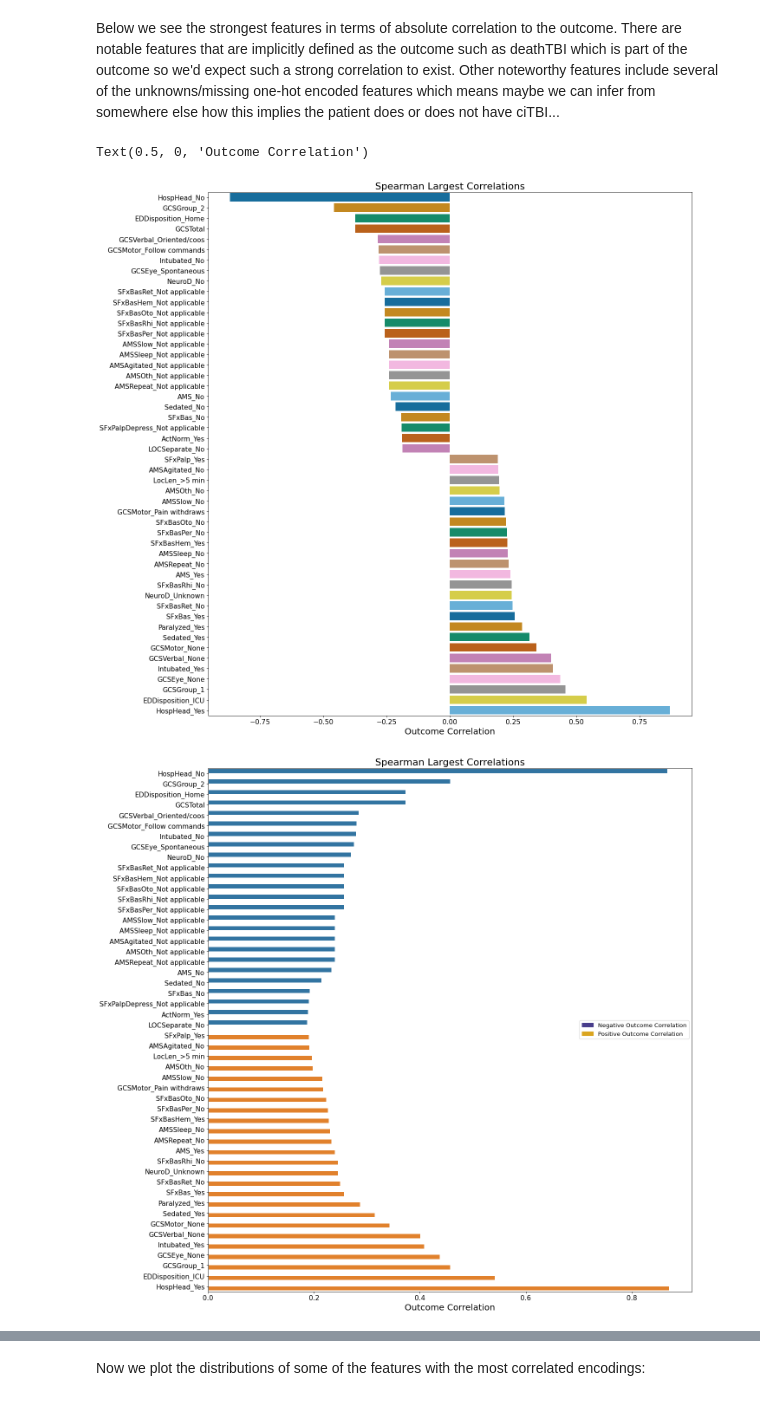
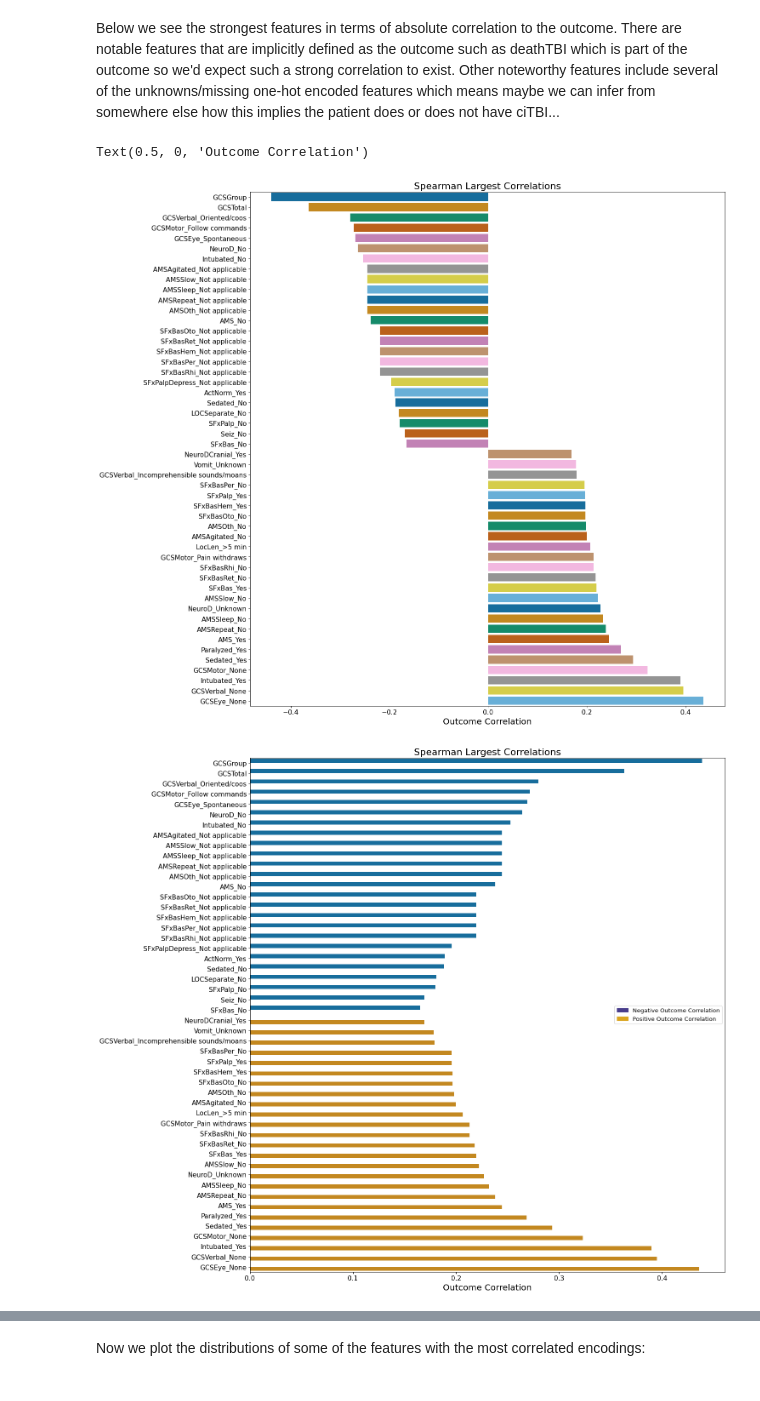
Before and after one commit to Yu-Group/clinical-rule-vetting, a Jupyter notebook: rulevetting/projects/tbi_pecarn/notebooks/00_eda.ipynb, the cells around one changed output, grey strips where cells are left out. Drawn from its saved outputs; the diff is of its cells as text; code cells hidden in the pictures.

```diff
--- a/rulevetting/projects/tbi_pecarn/notebooks/00_eda.ipynb
+++ b/rulevetting/projects/tbi_pecarn/notebooks/00_eda.ipynb
@@ -112,7 +111,2 @@ if boxplot_plot:
 # %% [markdown]
 Now is a good time before continuing EDA to partition the data into train, validation, and a test set to not bias our model selection a priori observing the distributions and correlations.
-# %%
-cleaned_df = Dataset().clean_data(data_path = data_path)
-preprocessed_df = Dataset().preprocess_data(cleaned_df)
-df_train, df_tune, _ = Dataset().split_data(preprocessed_df)
-df = df_train
@@ -121,24 +113,33 @@ Reading the raw CSVs... ['TBI PUD 10-08-2013.csv', 'TBI PUD Imaging.csv', 'TBI P
+# %%
+# remove post-ct vars and examin relationships with outcome variable
+df.rename(columns = {'PosIntFinal':'outcome'}, inplace=True)
+df = df.drop(columns=Dataset().get_post_ct_names())
 # %% [markdown]
 Below we see the strongest features in terms of absolute correlation to the outcome. There are notable features that are implicitly defined as the outcome such as deathTBI which is part of the outcome so we'd expect such a strong correlation to exist. Other noteworthy features include several of the unknowns/missing one-hot encoded features which means maybe we can infer from somewhere else how this implies the patient does or does not have ciTBI...
 # %%
+# remapping binary variables
+bool_cols = [col for col in df if np.isin(df[col].unique(), ['No', 'Yes']).all()]
+for bool_col in bool_cols:
+    df[bool_col] = df[bool_col].map({'No': 0, 'Yes': 1})
+
 # one hot encoding the df
 one_hot_df = helper.one_hot_encode_df(df)
-corr = one_hot_df.drop(['outcome_No', 'outcome_Yes'], axis=1).apply(lambda x: x.corr(one_hot_df['outcome_Yes'], method='spearman'))
+corr = one_hot_df.drop(['outcome'], axis=1).apply(lambda x: x.corr(one_hot_df['outcome'], method='spearman'))
 
 # sortest by largest value
 largest_corr = corr.iloc[corr.abs().argsort()][-50:].sort_values(ascending=True)
 barplot(largest_corr, savefig=False, title='Spearman Largest Correlations', xlab='Outcome Correlation')
 
 # sort by absolute value
 abs_corr = corr.abs().sort_values(ascending=True)
 fig_fcn = lambda kwargs: plt.figure(figsize=(18, 20), **kwargs)
 fig_fcn({"num": None, "dpi": 80, "facecolor": "w", "edgecolor": "r"})
-sns.barplot(x=abs_corr[largest_corr.index].values, y=abs_corr[largest_corr.index].index, hue=[1 if corr > 0 else 0 for corr in largest_corr.values], palette=sns.color_palette())
+sns.barplot(x=abs_corr[largest_corr.index].values, y=abs_corr[largest_corr.index].index, hue=[1 if corr > 0 else 0 for corr in largest_corr.values], palette='colorblind')
 handles = [mpl.patches.Patch(color='darkslateblue', label='Negative Outcome Correlation'), mpl.patches.Patch(color='goldenrod', label='Positive Outcome Correlation')]
 plt.legend(handles=handles, loc='center right')
 plt.title('Spearman Largest Correlations')
 plt.xlabel('Outcome Correlation')
 # %% [output]
 Text(0.5, 0, 'Outcome Correlation')
-[figure, old version]
+[figure, new version]
-[figure, old version]
+[figure, new version]
```
Also changed, not shown: parts of 16 cells of this notebook, 3 other files.
